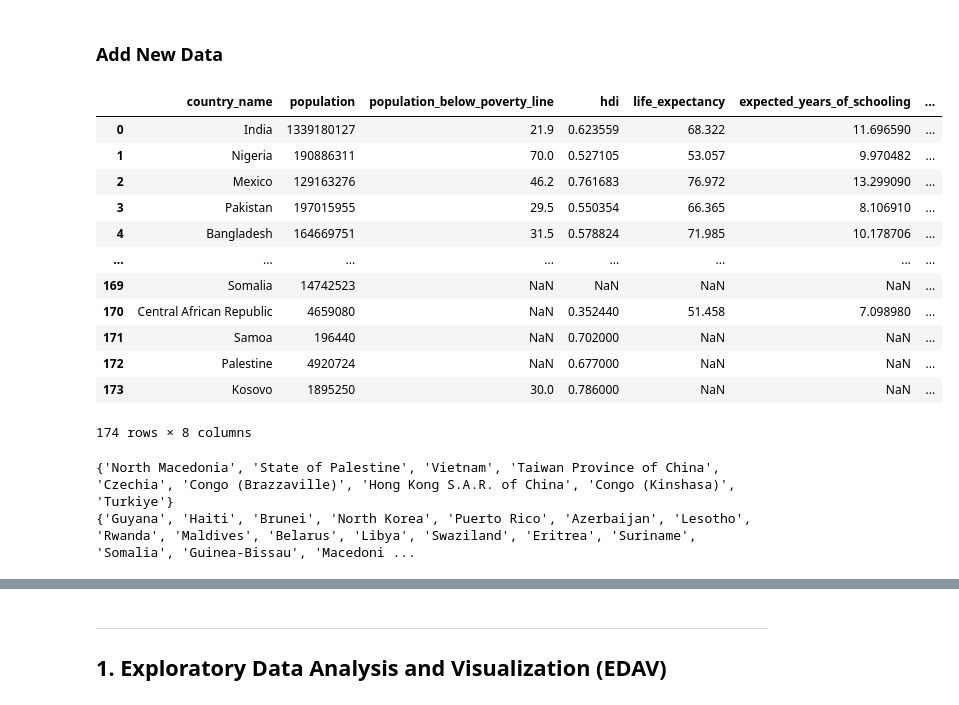
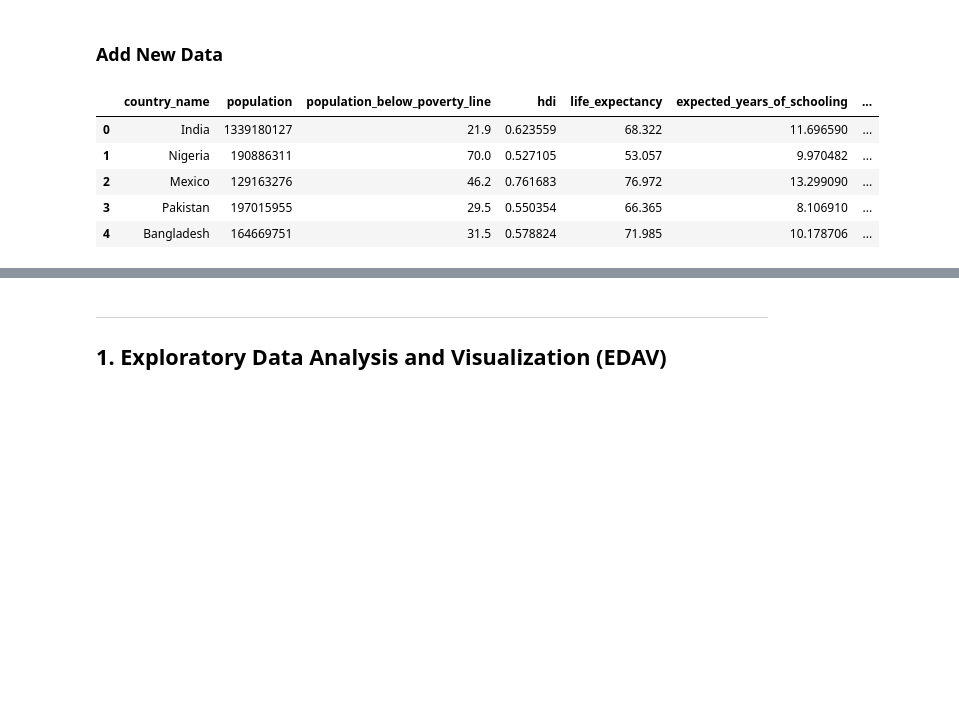
Before and after one commit to lindsayvarzz/AML_Project_1, a Jupyter notebook: Project_1.ipynb, the cells around one changed output, grey strips where cells are left out. Drawn from its saved outputs; the diff is of its cells as text; code cells hidden in the pictures; blank space fills up the shorter version.

```diff
--- a/Project_1.ipynb
+++ b/Project_1.ipynb
@@ -233,35 +177,12 @@ Response:
 # %%
 #Truncated and cleaned up region data to merge
 countrydata = pd.read_csv("data/newcountryvars.csv")
 
-countrydata
+countrydata.head()
 # %% [output]
 |  | country_name | population | population_below_poverty_line | hdi | life_expectancy | expected_years_of_schooling | ... |
 | 0 | India | 1339180127 | 21.9 | 0.623559 | 68.322 | 11.696590 | ... |
 | 1 | Nigeria | 190886311 | 70.0 | 0.527105 | 53.057 | 9.970482 | ... |
 | 2 | Mexico | 129163276 | 46.2 | 0.761683 | 76.972 | 13.299090 | ... |
 | 3 | Pakistan | 197015955 | 29.5 | 0.550354 | 66.365 | 8.106910 | ... |
 | 4 | Bangladesh | 164669751 | 31.5 | 0.578824 | 71.985 | 10.178706 | ... |
-| ... | ... | ... | ... | ... | ... | ... | ... |
-| 169 | Somalia | 14742523 | NaN | NaN | NaN | NaN | ... |
-| 170 | Central African Republic | 4659080 | NaN | 0.352440 | 51.458 | 7.098980 | ... |
-| 171 | Samoa | 196440 | NaN | 0.702000 | NaN | NaN | ... |
-| 172 | Palestine | 4920724 | NaN | 0.677000 | NaN | NaN | ... |
-| 173 | Kosovo | 1895250 | 30.0 | 0.786000 | NaN | NaN | ... |
-174 rows × 8 columns
-# %%
-common_countries = set(whr_df_sorted["country"]) & set(countrydata_sorted["country_name"])
-len(common_countries), sorted(common_countries)
-
-only_in_df1 = set(whr_df_sorted["country"]) - set(countrydata_sorted["country_name"])
-onlye_in_df2 = set(countrydata_sorted["country_name"]) - set(whr_df_sorted["country"])
-print(only_in_df1)
-print(onlye_in_df2)
-
-#so there's some issues here with capitalization, so maybe lowercase everything before merge
-
-#to make a modeling-ready dataset, I should only include countries that are present in both datasets
-#How to treat multiple areas of Congo? and Hong Kong?
-# %% [output]
-{'North Macedonia', 'State of Palestine', 'Vietnam', 'Taiwan Province of China', 'Czechia', 'Congo (Brazzaville)', 'Hong Kong S.A.R. of China', 'Congo (Kinshasa)', 'Turkiye'}
-{'Guyana', 'Haiti', 'Brunei', 'North Korea', 'Puerto Rico', 'Azerbaijan', 'Lesotho', 'Rwanda', 'Maldives', 'Belarus', 'Libya', 'Swaziland', 'Eritrea', 'Suriname', 'Somalia', 'Guinea-Bissau', 'Macedoni ...
```
Also changed, not shown: parts of 8 cells of this notebook.
